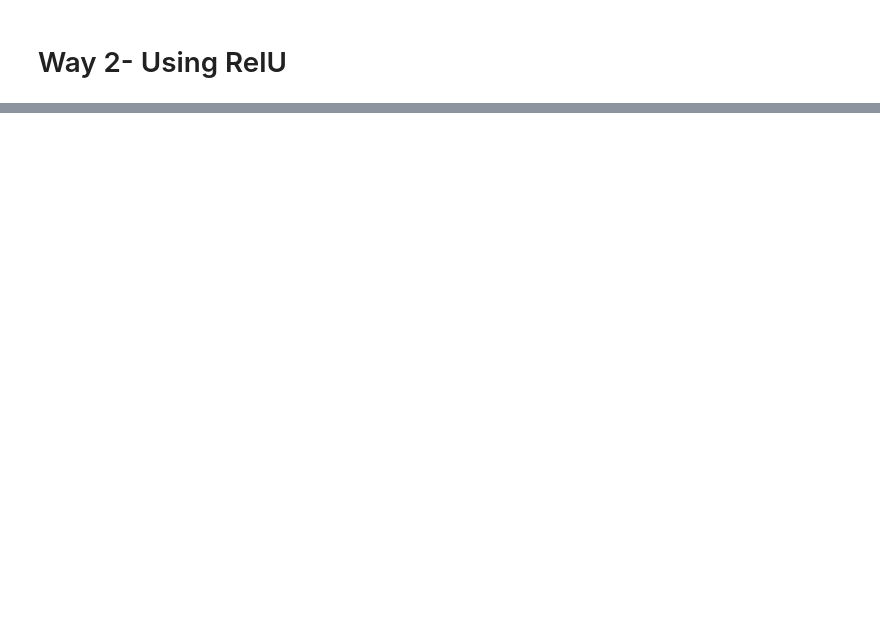
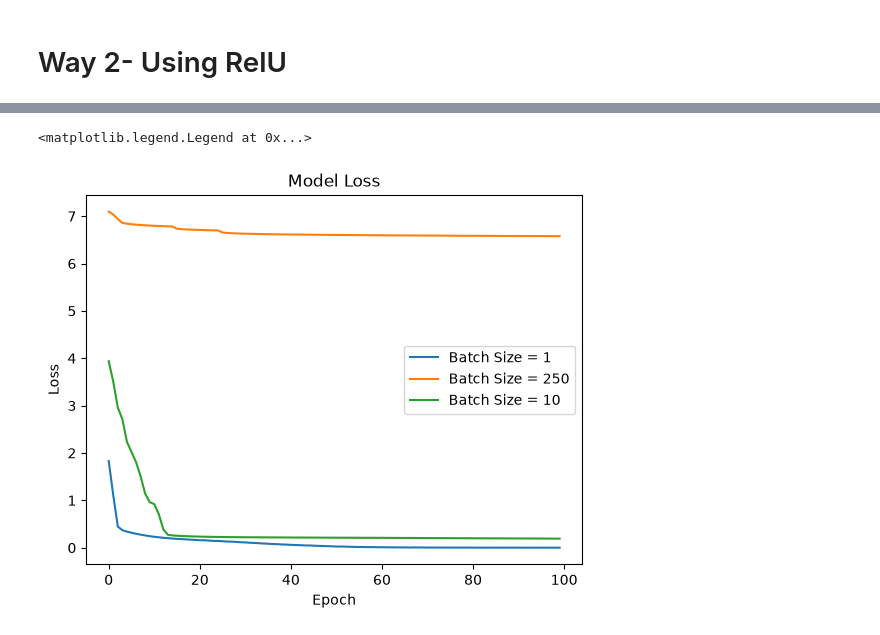
Before and after one commit to Umesh29082003/Deep-Learning, a Jupyter notebook: vanishing_gradient.ipynb, the cells around one changed output, grey strips where cells are left out. Drawn from its saved outputs; the diff is of its cells as text; code cells hidden in the pictures; blank space fills up the shorter version.

```diff
--- a/vanishing_gradient.ipynb
+++ b/vanishing_gradient.ipynb
@@ -234,0 +270,7 @@ print(new_weights)
+# %%
+model4.compile(optimizer='adam', loss='binary_crossentropy', metrics=['accuracy'])
+# %%
+t1 = time()
+history2 = model4.fit(x_train, y_train, epochs = 100, batch_size=250)
+t2 = time()
+print(f"Time taken: {t2 - t1} seconds")
@@ -234,0 +295,11 @@ print(new_weights)
+# %%
+model5 = Sequential()
+model5.add(Dense(10, activation='relu', input_dim=2))
+model5.add(Dense(1, activation='relu'))
+
+model5.compile(optimizer='adam', loss='binary_crossentropy', metrics=['accuracy'])
+# %%
+t1 = time()
+history3 = model5.fit(x_train, y_train, epochs = 100, batch_size=10)
+t2 = time()
+print(f"Time taken: {t2 - t1} seconds")
@@ -234,0 +324,11 @@ print(new_weights)
+# %%
+plt.plot(history1.history['loss'], label='Batch Size = 1')
+plt.plot(history2.history['loss'], label='Batch Size = 250')
+plt.plot(history3.history['loss'], label='Batch Size = 10')
+plt.title('Model Loss')
+plt.ylabel('Loss')
+plt.xlabel('Epoch')
+plt.legend()
+# %% [output]
+<matplotlib.legend.Legend at 0x...>
+[figure, added]
```
Also changed, not shown: parts of 20 cells of this notebook.
